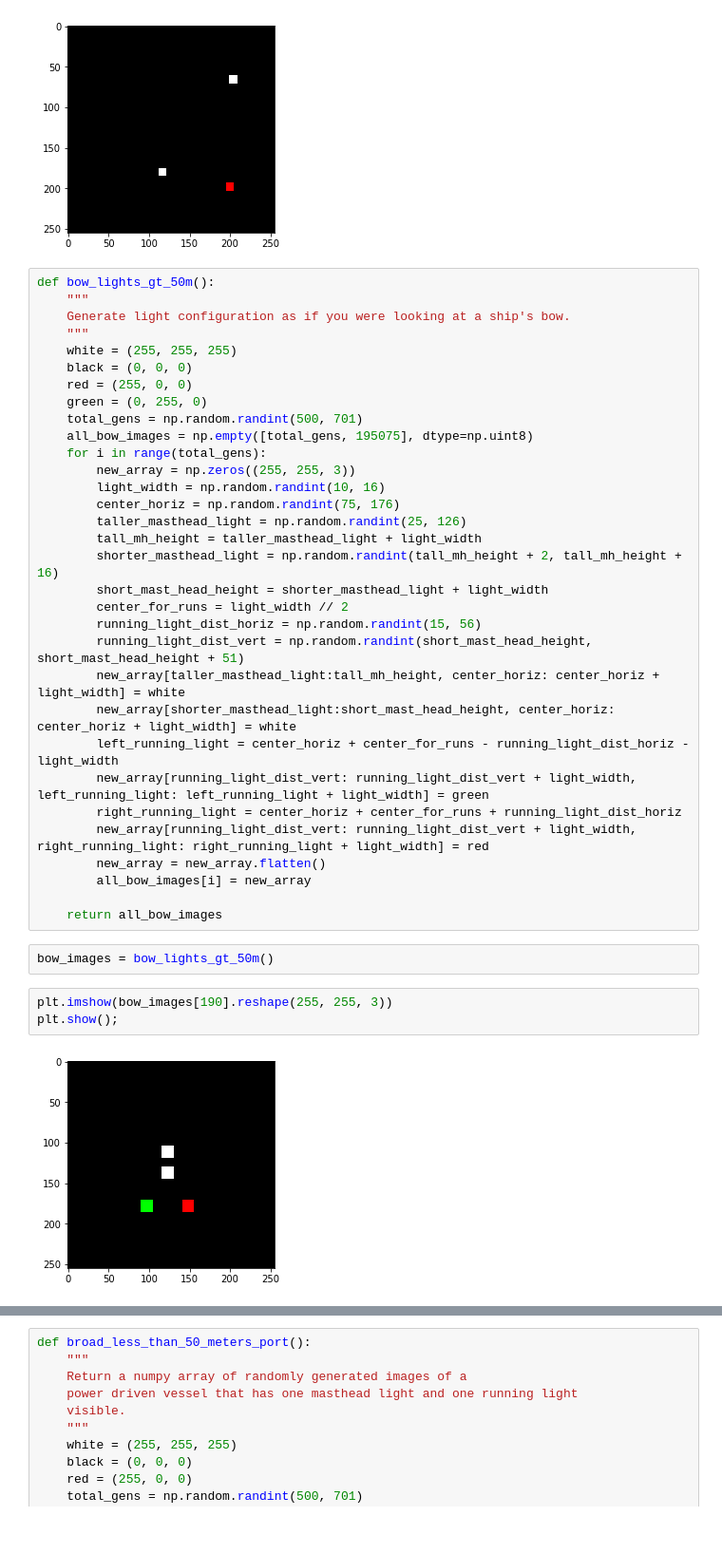
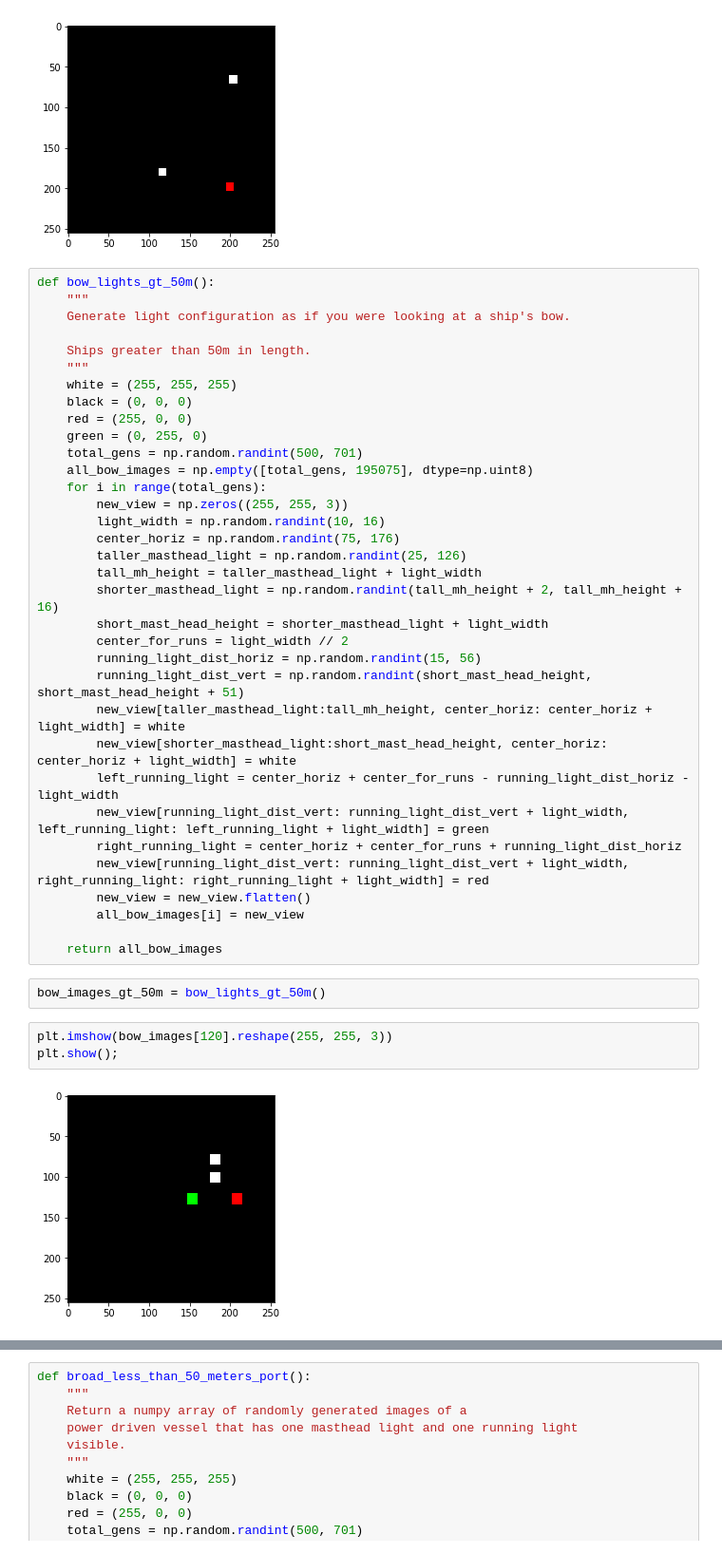
Before and after one commit to kurtrm/bearing_rate_analysis, a Jupyter notebook: nav_lights_analysis.ipynb, the cells around one changed output, grey strips where cells are left out. Shown at 95% size. Drawn from its saved outputs; the diff is of its cells as text.

```diff
--- a/nav_lights_analysis.ipynb
+++ b/nav_lights_analysis.ipynb
@@ -195,6 +197,8 @@ plt.show();
 def bow_lights_gt_50m():
     """
     Generate light configuration as if you were looking at a ship's bow.
+
+    Ships greater than 50m in length.
     """
     white = (255, 255, 255)
     black = (0, 0, 0)
@@ -203,7 +207,7 @@ def bow_lights_gt_50m():
     total_gens = np.random.randint(500, 701)
     all_bow_images = np.empty([total_gens, 195075], dtype=np.uint8)
     for i in range(total_gens):
-        new_array = np.zeros((255, 255, 3))
+        new_view = np.zeros((255, 255, 3))
         light_width = np.random.randint(10, 16)
         center_horiz = np.random.randint(75, 176)
         taller_masthead_light = np.random.randint(25, 126)
@@ -213,23 +217,23 @@ def bow_lights_gt_50m():
         center_for_runs = light_width // 2
         running_light_dist_horiz = np.random.randint(15, 56)
         running_light_dist_vert = np.random.randint(short_mast_head_height, short_mast_head_height + 51)
-        new_array[taller_masthead_light:tall_mh_height, center_horiz: center_horiz + light_width] = white
-        new_array[shorter_masthead_light:short_mast_head_height, center_horiz: center_horiz + light_width] = white
+        new_view[taller_masthead_light:tall_mh_height, center_horiz: center_horiz + light_width] = white
+        new_view[shorter_masthead_light:short_mast_head_height, center_horiz: center_horiz + light_width] = white
         left_running_light = center_horiz + center_for_runs - running_light_dist_horiz - light_width
-        new_array[running_light_dist_vert: running_light_dist_vert + light_width, left_running_light: left_running_light + light_width] = green
+        new_view[running_light_dist_vert: running_light_dist_vert + light_width, left_running_light: left_running_light + light_width] = green
         right_running_light = center_horiz + center_for_runs + running_light_dist_horiz
-        new_array[running_light_dist_vert: running_light_dist_vert + light_width, right_running_light: right_running_light + light_width] = red
-        new_array = new_array.flatten()
-        all_bow_images[i] = new_array
+        new_view[running_light_dist_vert: running_light_dist_vert + light_width, right_running_light: right_running_light + light_width] = red
+        new_view = new_view.flatten()
+        all_bow_images[i] = new_view
 
     return all_bow_images
 # %%
-bow_images = bow_lights_gt_50m()
+bow_images_gt_50m = bow_lights_gt_50m()
 # %%
-plt.imshow(bow_images[190].reshape(255, 255, 3))
+plt.imshow(bow_images[120].reshape(255, 255, 3))
 plt.show();
 # %% [output]
-[figure, old version]
+[figure, new version]
 # %%
 def broad_less_than_50_meters_starboard():
     """
```
Also changed, not shown: parts of 7 cells of this notebook.
